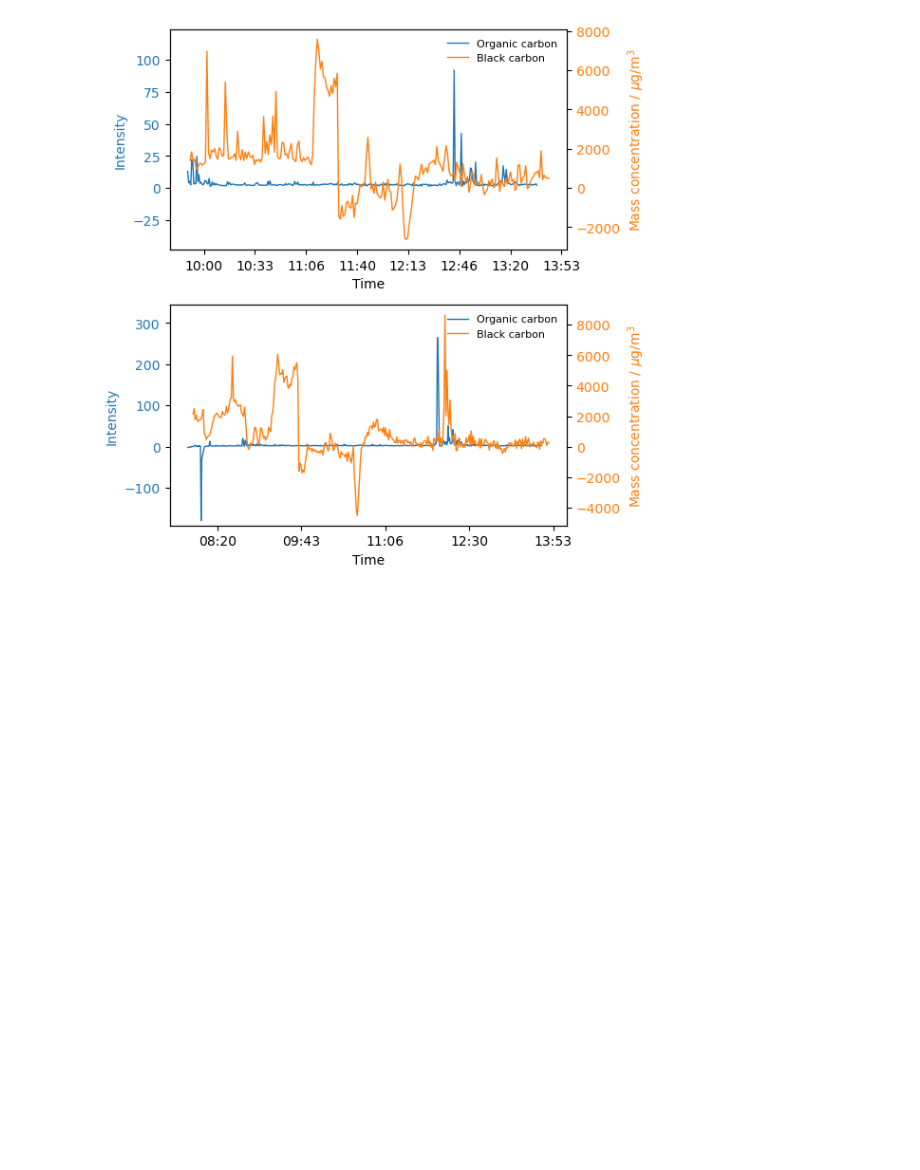
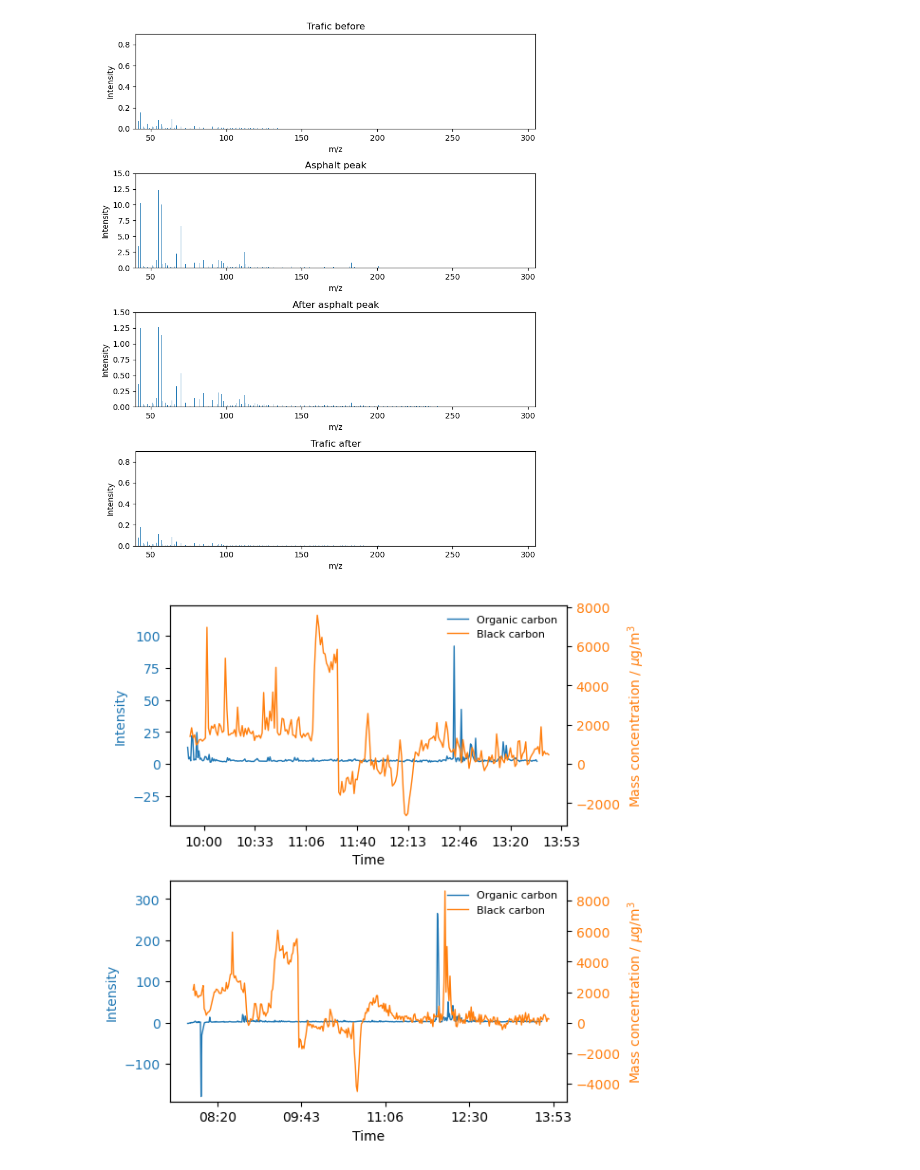
Before and after one commit to Normann25/NFA_project, a Jupyter notebook: field.ipynb, the cells around one changed output. Saved outputs shown, nothing was run; the diff lists cells and outputs as text; code cells hidden in the pictures; blank space fills up the shorter version.

```diff
--- a/field.ipynb
+++ b/field.ipynb
@@ -72,3 +110,20 @@ plt.show()
+# %%
+fig, ax = plt.subplots(4, 1, figsize = (8, 10))
+
+plot_MS(ax[0], MS['Trafic_before'], 'vesterbrogade 13062023', 'Trafic before')
+plot_MS(ax[1], MS['Asphalt_peak'], 'vesterbrogade 13062023', 'Asphalt peak')
+plot_MS(ax[2], MS['After_AP'], 'vesterbrogade 13062023', 'After asphalt peak')
+plot_MS(ax[3], MS['Trafic_after'], 'vesterbrogade 13062023', 'Trafic after')
+ax[0].set(xlim = (40, 305), ylim = (0, 0.9))
+ax[1].set(xlim = (40, 305), ylim = (0, 15))
+ax[2].set(xlim = (40, 305), ylim = (0, 1.5))
+ax[3].set(xlim = (40, 305), ylim = (0, 0.9))
+
+fig.tight_layout()
+fig.savefig('Field_data/13062023_40.png', dpi = 600)
+plt.show()
+# %% [output]
+[figure, added]
 # %%
 fig, ax = plt.subplots(2, 1, figsize = (6, 6))
 
```
Also changed, not shown: parts of 5 cells of this notebook.
